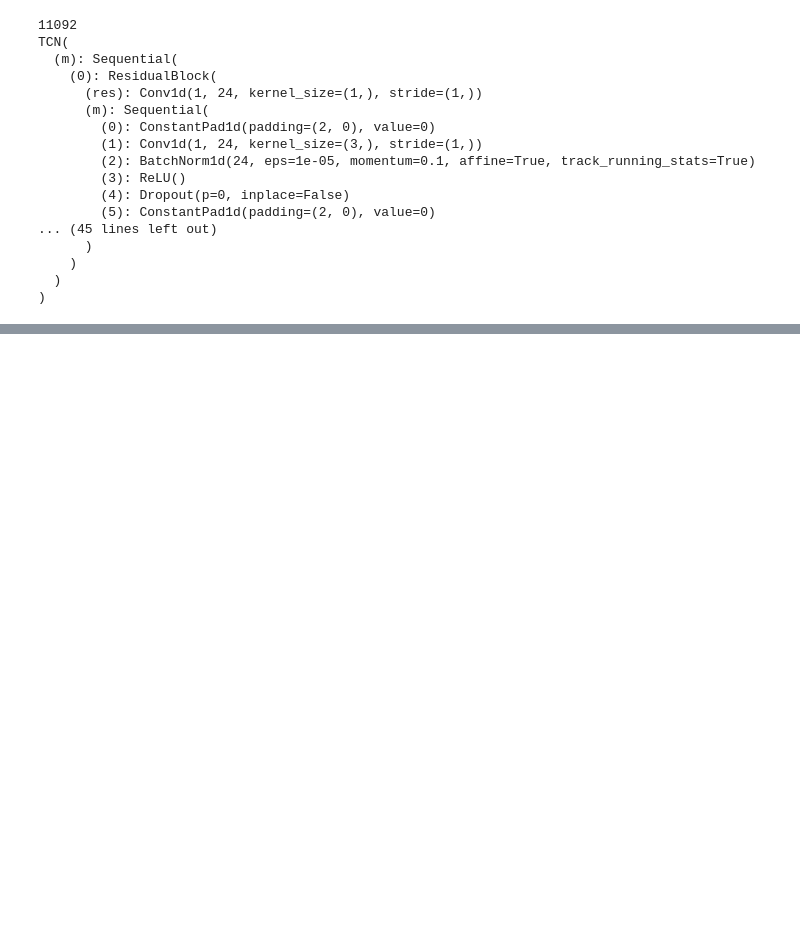
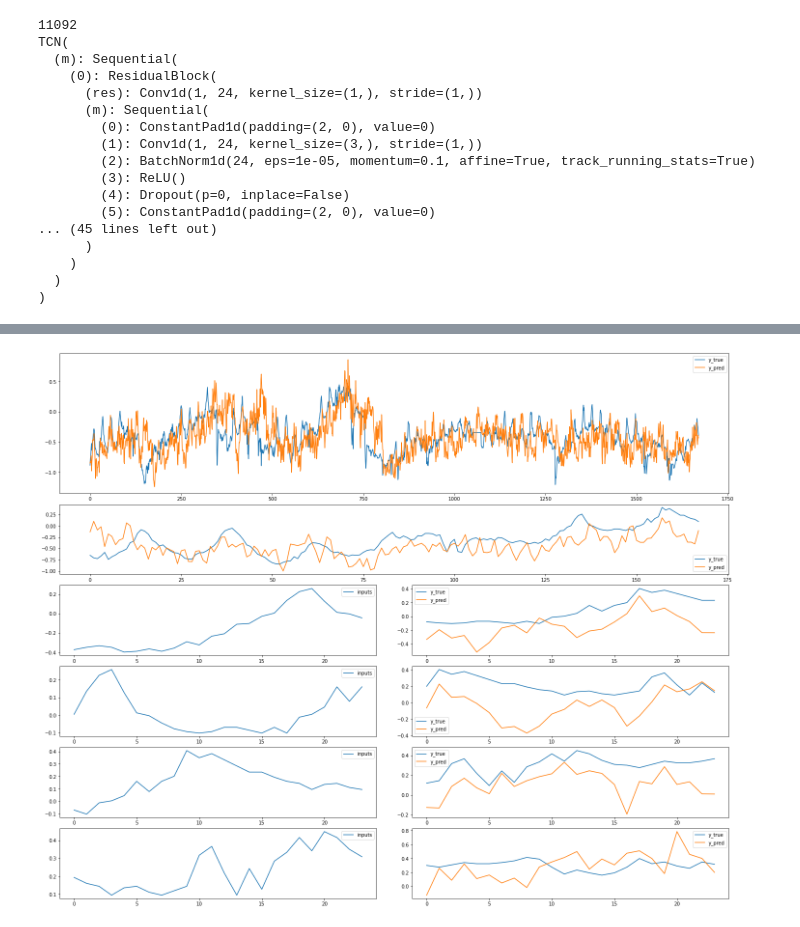
Before and after one commit to trbznk/tcn, a Jupyter notebook: main.ipynb, the cells around one changed output, grey strips where cells are left out. Drawn from its saved outputs; the diff is of its cells as text; code cells hidden in the pictures; blank space fills up the shorter version.

```diff
--- a/main.ipynb
+++ b/main.ipynb
@@ -47,11 +73,10 @@ len(dataset), len(data_loader)
 # %%
 net = src.TCN(
-    CFG["looking_back_window"],
-    CFG["forecast_horizon"],
+    LOOKING_BACK_WINDOW,
+    FORECAST_HORIZON,
     dataset["train"].features,
-    dropout=CFG["dropout"],
-    additional_blocks=CFG["additional_blocks"],
-    hidden_channels_factor=CFG["hidden_channels_factor"]
+    dropout=DROPOUT,
+    hidden_channels_factor=HIDDEN_CHANNELS_FACTOR
 )
 print(net.amount_parameters)
 print(net)
@@ -76,5 +103,5 @@ TCN(
 # %%
 trainer = src.Trainer()
-trainer.fit(net, data_loader, epochs=100)
+trainer.fit(net, data_loader, epochs=100, lr=LR)
 # %% [output]
 (1) train        l1=0.31
@@ -83,3 +126,3 @@ trainer.fit(net, data_loader, epochs=100)
 # %%
-y_true, y_pred = trainer.predict(net, data_loader)
-len(y_true), len(y_pred)
+all_inputs, all_targets, all_outputs, y_true, y_pred = trainer.predict(net, data_loader)
+len(all_inputs), len(all_targets), len(all_outputs), len(y_true), len(y_pred)
@@ -98,0 +133,65 @@ axs[1].legend()
+# %%
+zoom_idx, zoom_size = 500, 24*7
+
+examples = []
+random_idx = random.randrange(len(all_inputs))
+random_inputs = all_inputs[random_idx]
+random_targets = all_targets[random_idx]
+random_outputs = all_outputs[random_idx]
+
+for i in range(0, 64, 16):
+    examples.append((
+        np.array(random_inputs[i]).reshape(-1)[-FORECAST_HORIZON:],
+        np.array(random_targets[i]),
+        np.array(random_outputs[i])
+    ))
+
+fig = plt.figure(constrained_layout=True, figsize=(20, 16))
+gs = fig.add_gridspec(7, 2)
+
+ax1 = fig.add_subplot(gs[:2, :])
+ax1.plot(y_true, label="y_true")
+ax1.plot(y_pred, label="y_pred")
+ax1.legend()
+
+ax2 = fig.add_subplot(gs[2, :])
+ax2.plot(y_true[zoom_idx:zoom_idx+zoom_size], label="y_true")
+ax2.plot(y_pred[zoom_idx:zoom_idx+zoom_size], label="y_pred")
+ax2.legend()
+
+ax31 = fig.add_subplot(gs[3, 0])
+ax31.plot(examples[0][0], label="inputs")
+ax31.legend()
+
+ax32 = fig.add_subplot(gs[3, 1])
+ax32.plot(examples[0][1], label="y_true")
+ax32.plot(examples[0][2], label="y_pred")
+ax32.legend()
+
+ax41 = fig.add_subplot(gs[4, 0])
+ax41.plot(examples[1][0], label="inputs")
+ax41.legend()
+
+ax42 = fig.add_subplot(gs[4, 1])
+ax42.plot(examples[1][1], label="y_true")
+ax42.plot(examples[1][2], label="y_pred")
+ax42.legend()
+
+ax51 = fig.add_subplot(gs[5, 0])
+ax51.plot(examples[2][0], label="inputs")
+ax51.legend()
+
+ax52 = fig.add_subplot(gs[5, 1])
+ax52.plot(examples[2][1], label="y_true")
+ax52.plot(examples[2][2], label="y_pred")
+ax52.legend()
+
+ax61 = fig.add_subplot(gs[6, 0])
+ax61.plot(examples[3][0], label="inputs")
+ax61.legend()
+
+ax62 = fig.add_subplot(gs[6, 1])
+ax62.plot(examples[3][1], label="y_true")
+ax62.plot(examples[3][2], label="y_pred")
+ax62.legend()
+# %% [output]
@@ -98,0 +199 @@ axs[1].legend()
+[figure, added]
```
Also changed, not shown: parts of 18 cells of this notebook, 3 other files.
